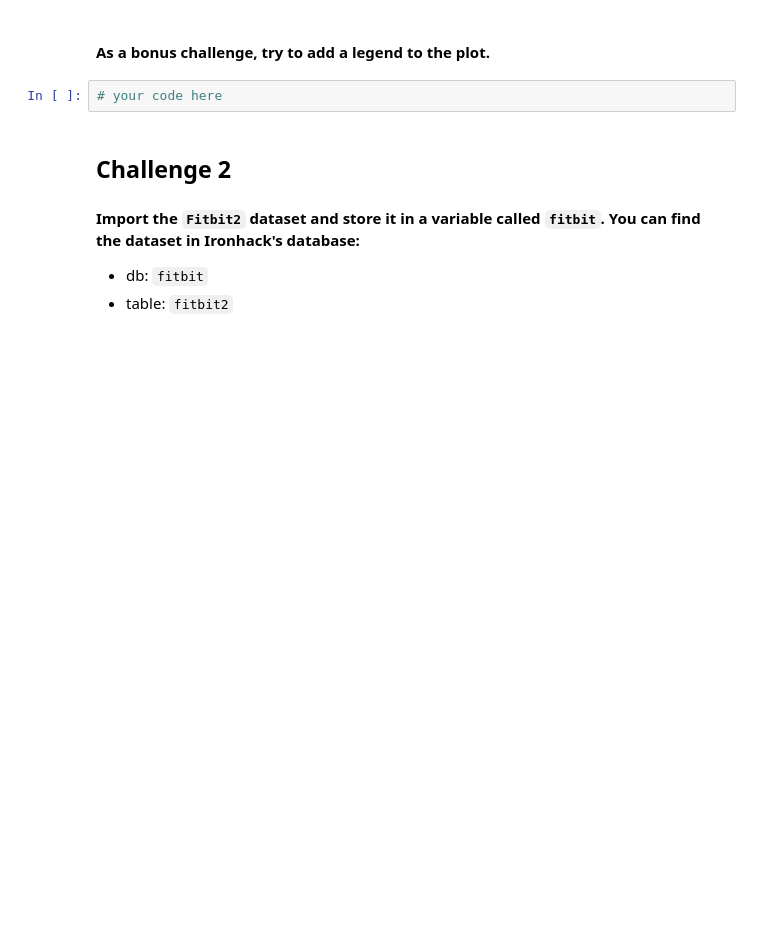
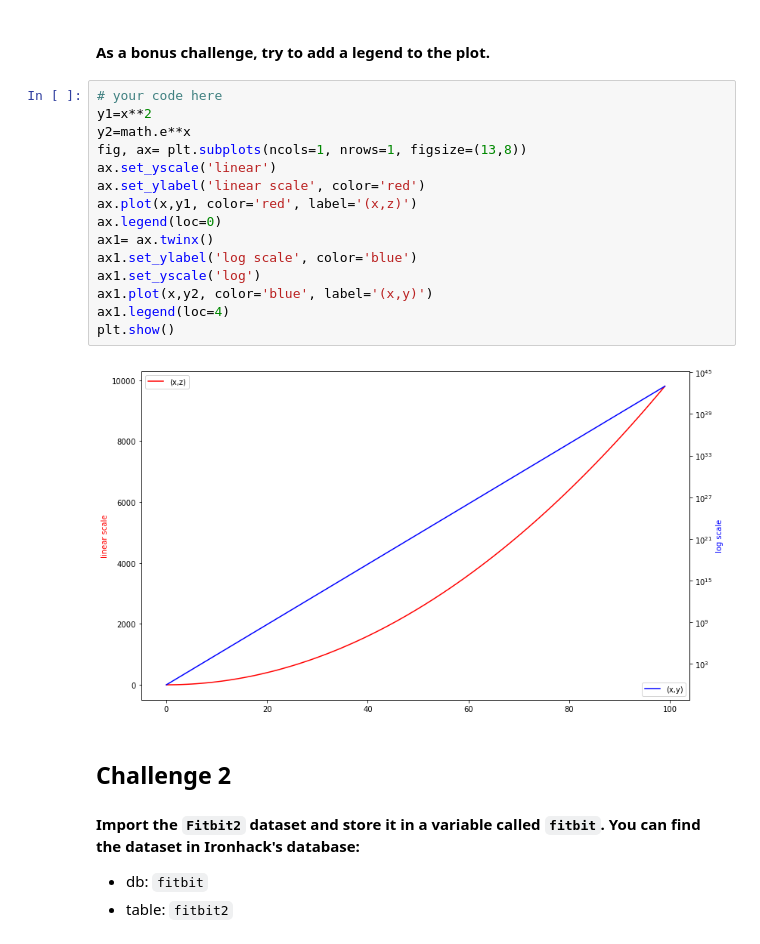
Before and after one commit to GNavarro-DA/dataptmad1121_labs, a Jupyter notebook: module-2/matplotlib-seaborn/your-code/main.ipynb, the cells around one changed output. Cells and saved outputs as stored; diff of their text form; blank space fills up the shorter version.

```diff
--- a/module-2/matplotlib-seaborn/your-code/main.ipynb
+++ b/module-2/matplotlib-seaborn/your-code/main.ipynb
@@ -77,8 +78,23 @@ plt.show()
 [figure]
 # %% [markdown]
 #### As a bonus challenge, try to add a legend to the plot.
-# %%
-# your code here
+# %%
+# your code here
+y1=x**2
+y2=math.e**x
+fig, ax= plt.subplots(ncols=1, nrows=1, figsize=(13,8))
+ax.set_yscale('linear')
+ax.set_ylabel('linear scale', color='red')
+ax.plot(x,y1, color='red', label='(x,z)')
+ax.legend(loc=0)
+ax1= ax.twinx()
+ax1.set_ylabel('log scale', color='blue')
+ax1.set_yscale('log')
+ax1.plot(x,y2, color='blue', label='(x,y)')
+ax1.legend(loc=4)
+plt.show()
+# %% [output]
+[figure, added]
 # %% [markdown]
 ## Challenge 2
 #### Import the `Fitbit2` dataset and store it in a variable called `fitbit`. You can find the dataset in Ironhack's database:
```
Also changed, not shown: parts of 3 cells of this notebook.
